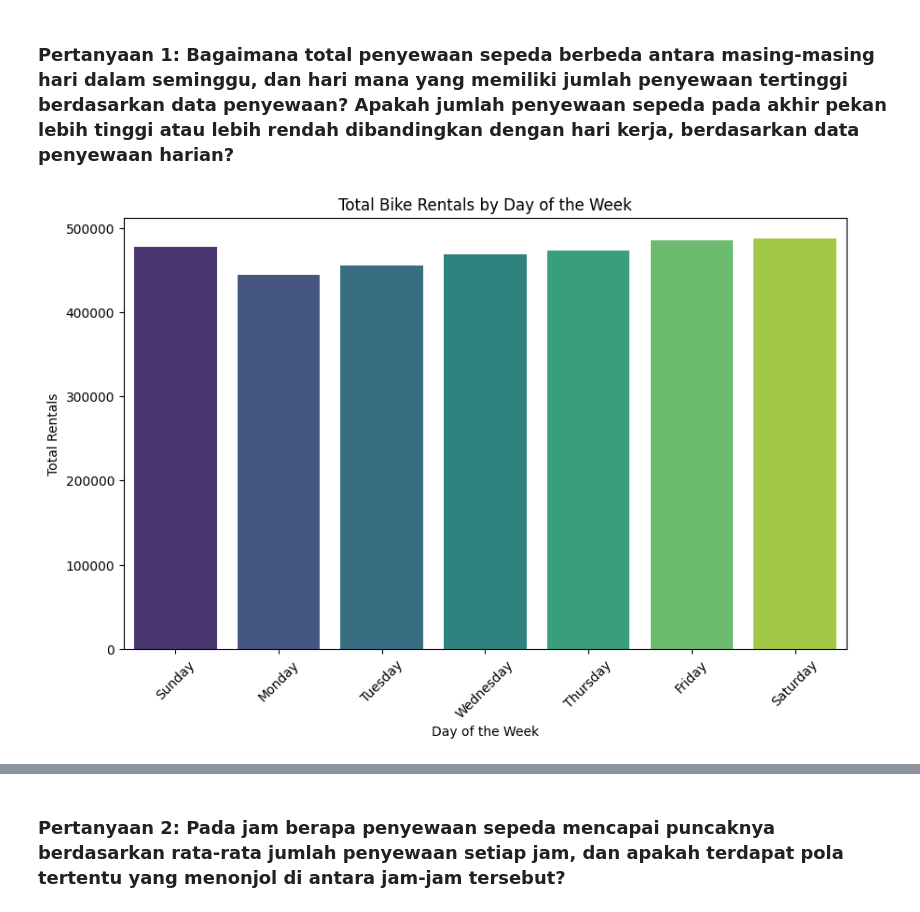
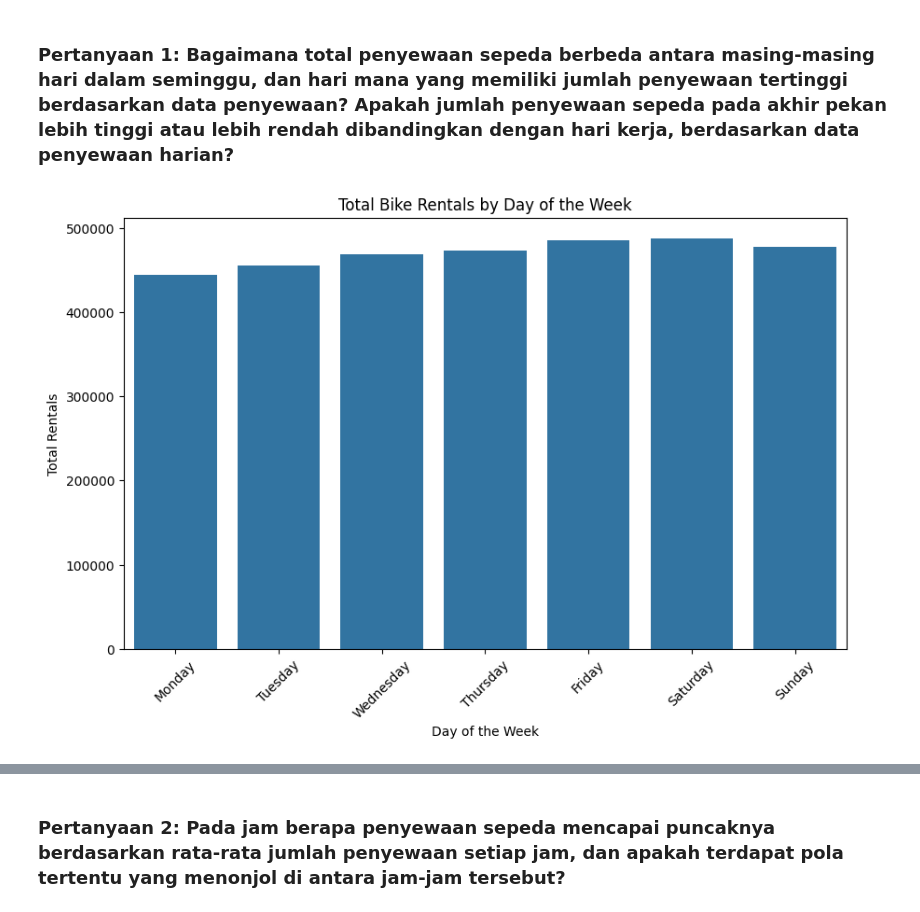
Before and after one commit to MuhammadGynSptr/Dashboard, a Jupyter notebook: Streamlit_py/Proyek_Analisis_Data.ipynb, the cells around one changed output, grey strips where cells are left out. Cells and saved outputs as stored; diff of their text form; code cells hidden in the pictures.

```diff
--- a/Streamlit_py/Proyek_Analisis_Data.ipynb
+++ b/Streamlit_py/Proyek_Analisis_Data.ipynb
@@ -299,24 +317,28 @@ plt.show()
 # %%
 import numpy as np
 import pandas as pd
 import matplotlib.pyplot as plt
 import seaborn as sns
 
-csv_file_hour['weekday_name'] = csv_file_hour['weekday'].map({
+csv_file_day = pd.read_csv("day.csv")
+
+csv_file_day['weekday_name'] = csv_file_day['weekday'].map({
     0: 'Monday', 1: 'Tuesday', 2: 'Wednesday', 3: 'Thursday',
     4: 'Friday', 5: 'Saturday', 6: 'Sunday'
 })
 
+total_rentals = csv_file_day.groupby('weekday_name')['cnt'].sum().reindex(['Monday', 'Tuesday', 'Wednesday', 'Thursday', 'Friday', 'Saturday', 'Sunday']).reset_index()
+
 plt.figure(figsize=(10, 6))
-sns.barplot(data=csv_file_hour, x='weekday_name', y='cnt', estimator=sum, errorbar=None, palette='viridis', hue='weekday_name', dodge=False)
+sns.barplot(data=total_rentals, x='weekday_name', y='cnt', color='#1f77b4')
 plt.title('Total Bike Rentals by Day of the Week')
 plt.xlabel('Day of the Week')
 plt.ylabel('Total Rentals')
 plt.xticks(rotation=45)
-plt.legend([],[], frameon=False)
+plt.legend([], [], frameon=False)
 plt.show()
 # %% [output]
-[figure, old version]
+[figure, new version]
 # %%
 import numpy as np
 import pandas as pd
```
Also changed, not shown: parts of 15 cells of this notebook, 2 other files.
